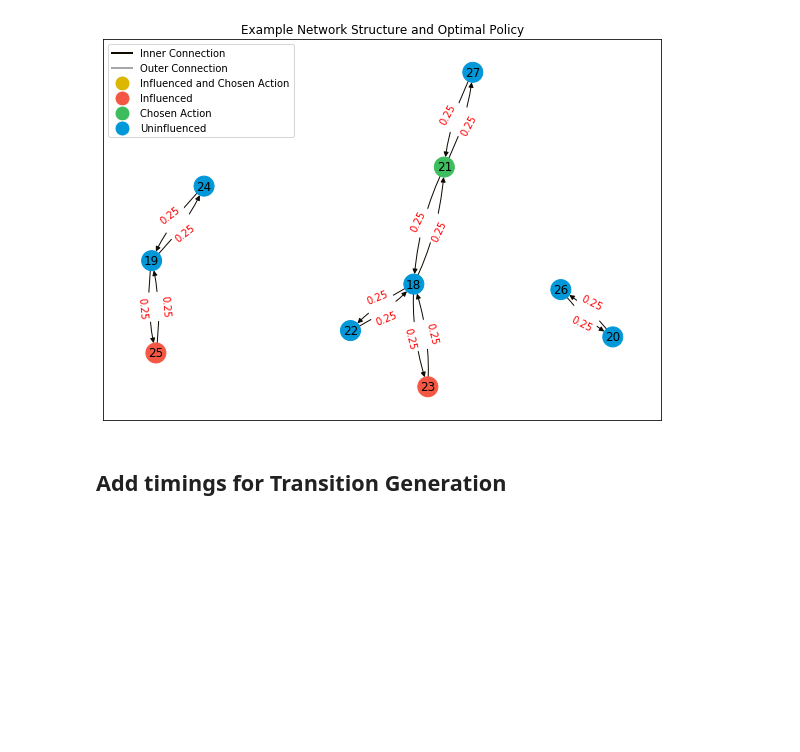
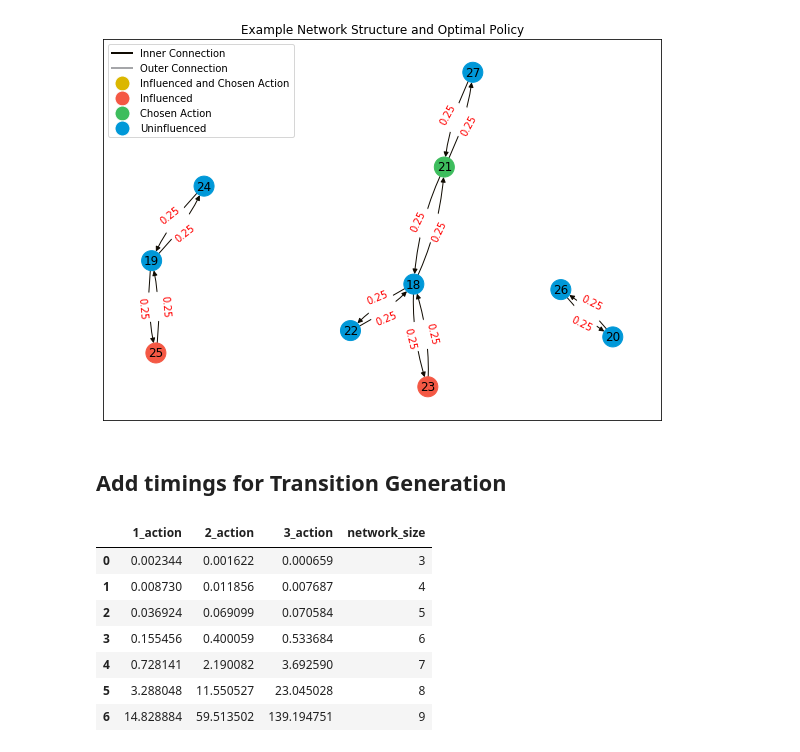
Before and after one commit to gpestre/CS182-final-project, a Jupyter notebook: notebooks/mdp_example.ipynb, the cells around one changed output. Cells and saved outputs as stored; diff of their text form; code cells hidden in the pictures; blank space fills up the shorter version.

Commit message:
Implemented some additional timing code in the notebook which demonstrates how the problems scale in terms of time complexity (exhaustive normal MDP vs pruned)
Still need to implement the graphs

```diff
--- a/notebooks/mdp_example.ipynb
+++ b/notebooks/mdp_example.ipynb
@@ -255,0 +270,24 @@ plt.show()
+# %%
+p_sizes = list(range(3,10))
+n_selects = [1,2,3]
+model_type = 'exhaustive_fast'
+all_T_sizes = []
+ex_fast_times = []
+
+for n_sel in n_selects:
+    times = []
+    T_sizes = []
+    for p_size in p_sizes:
+        # Initialize environment
+        env_test = instantiate_simple_environment(p_size)
+
+        # Time taken to generate the transition matrix for each p_size
+        t0 = time.time()
+        env_test.update_transition_matrix(n_selected=n_sel, model=model_type)
+        times.append(time.time() - t0)
+
+        T_sizes.append(env_test.T.shape)
+
+    # Compile the times for each n_selected size
+    ex_fast_times.append(times)
+    all_T_sizes.append(T_sizes)
@@ -255,0 +311,28 @@ plt.show()
+# %%
+problem_sizes = pd.DataFrame(all_T_sizes).T
+ex_fast_results = pd.DataFrame(ex_fast_times).T
+pruned_results = pd.DataFrame(pruned_times).T
+# %%
+# Rename columns and add row labels
+problem_sizes = problem_sizes.rename(columns={0:"1_action", 1:"2_action",
+                     2:"3_action"})
+problem_sizes['network_size'] = p_sizes
+
+ex_fast_results = ex_fast_results.rename(columns={0:"1_action", 1:"2_action",
+                     2:"3_action"})
+ex_fast_results['network_size'] = p_sizes
+
+pruned_results = pruned_results.rename(columns={0:"1_action", 1:"2_action",
+                     2:"3_action"})
+pruned_results['network_size'] = p_sizes
+# %%
+ex_fast_results
+# %% [output]
+|  | 1_action | 2_action | 3_action | network_size |
+| 0 | 0.002344 | 0.001622 | 0.000659 | 3 |
+| 1 | 0.008730 | 0.011856 | 0.007687 | 4 |
+| 2 | 0.036924 | 0.069099 | 0.070584 | 5 |
+| 3 | 0.155456 | 0.400059 | 0.533684 | 6 |
+| 4 | 0.728141 | 2.190082 | 3.692590 | 7 |
+| 5 | 3.288048 | 11.550527 | 23.045028 | 8 |
+| 6 | 14.828884 | 59.513502 | 139.194751 | 9 |
```
Also changed, not shown: parts of 12 cells of this notebook.
